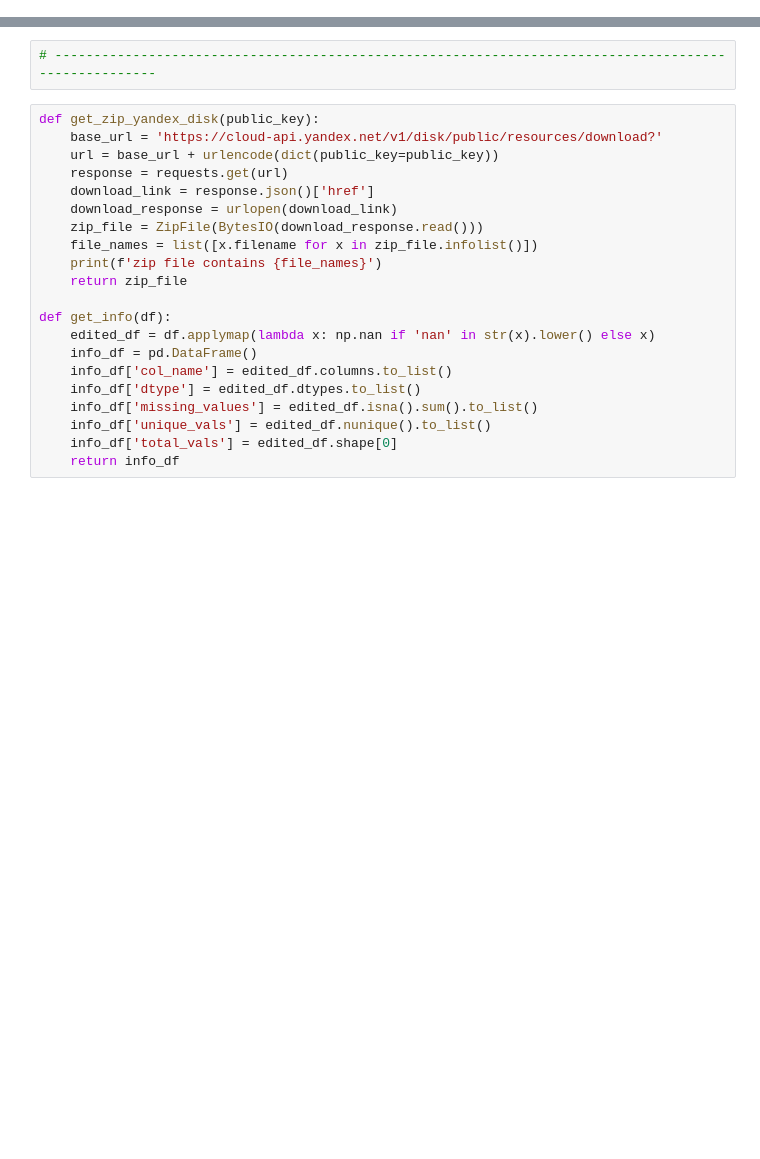
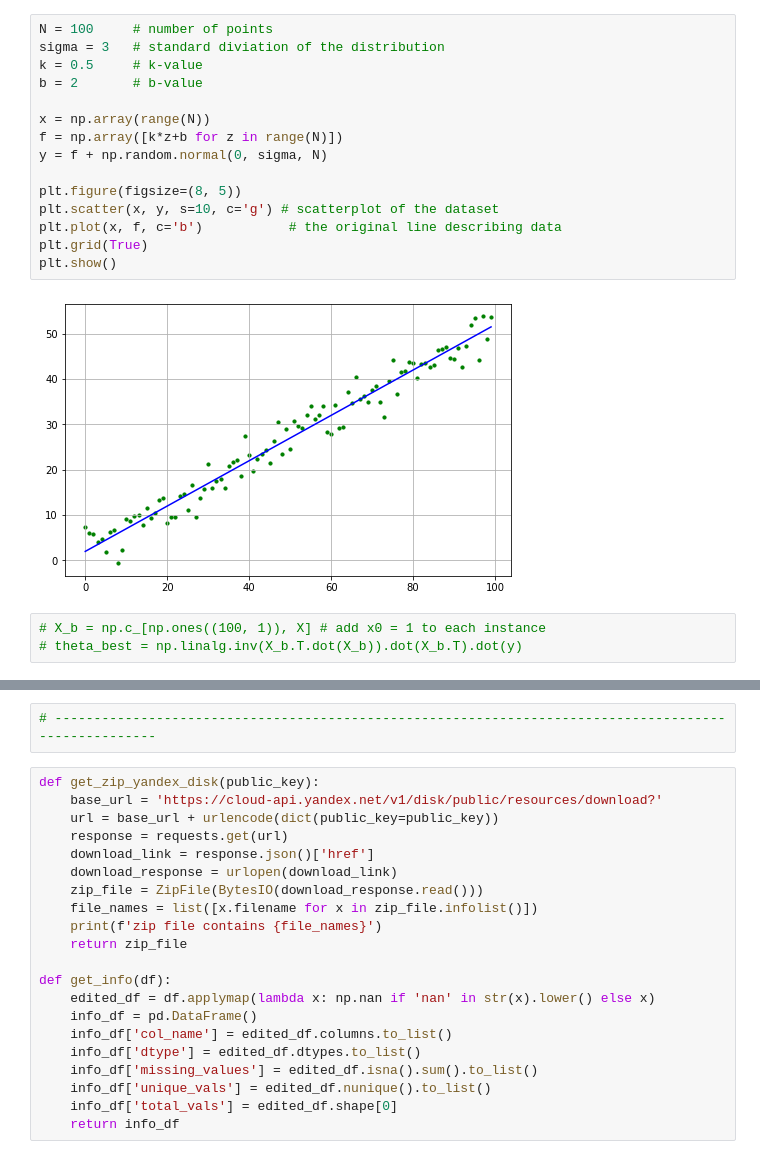
Before and after one commit to AntonGlazko/ML_algorithms_learning, a Jupyter notebook: Linear_algorithms.ipynb, the cells around one changed output, grey strips where cells are left out. Cells and saved outputs as stored; diff of their text form; blank space fills up the shorter version.

```diff
--- a/Linear_algorithms.ipynb
+++ b/Linear_algorithms.ipynb
@@ -55,2 +96,22 @@ LSM answers this question. You should use the following parameters (a, b) when _
+# %%
+N = 100     # number of points
+sigma = 3   # standard diviation of the distribution
+k = 0.5     # k-value
+b = 2       # b-value
+
+x = np.array(range(N))
+f = np.array([k*z+b for z in range(N)])
+y = f + np.random.normal(0, sigma, N)
+
+plt.figure(figsize=(8, 5))
+plt.scatter(x, y, s=10, c='g') # scatterplot of the dataset
+plt.plot(x, f, c='b')           # the original line describing data
+plt.grid(True)
+plt.show()
+# %% [output]
+[figure, added]
+# %%
+# X_b = np.c_[np.ones((100, 1)), X] # add x0 = 1 to each instance
+# theta_best = np.linalg.inv(X_b.T.dot(X_b)).dot(X_b.T).dot(y)
 # %%
 # calculate coeff
```
Also changed, not shown: parts of 11 cells of this notebook.
